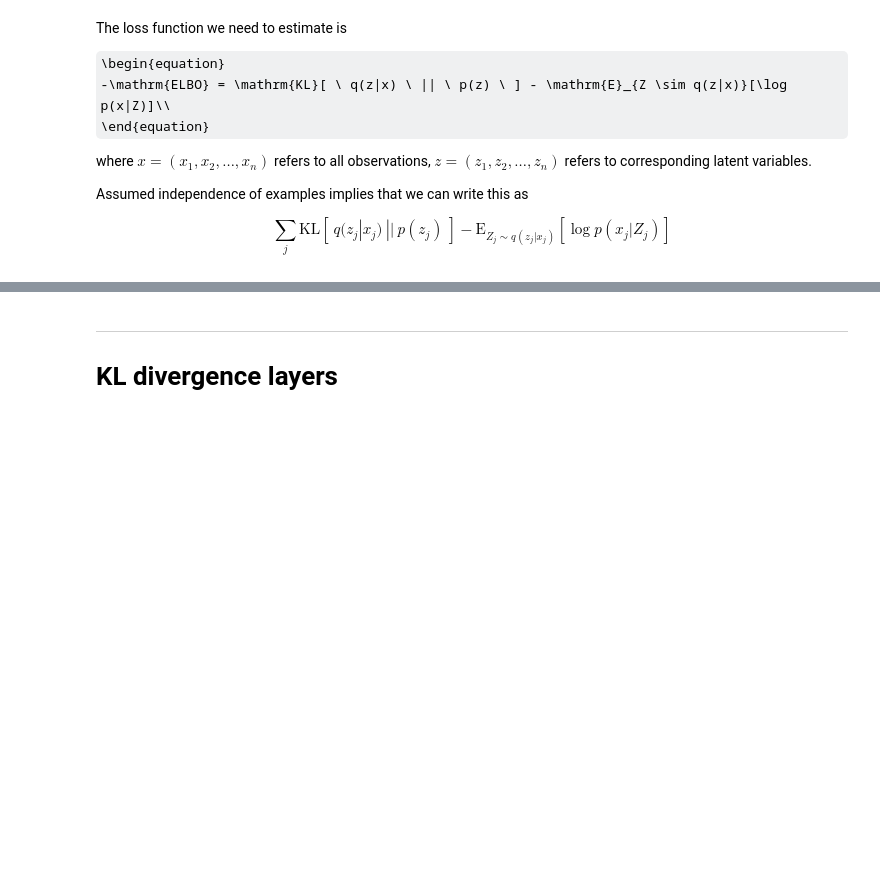
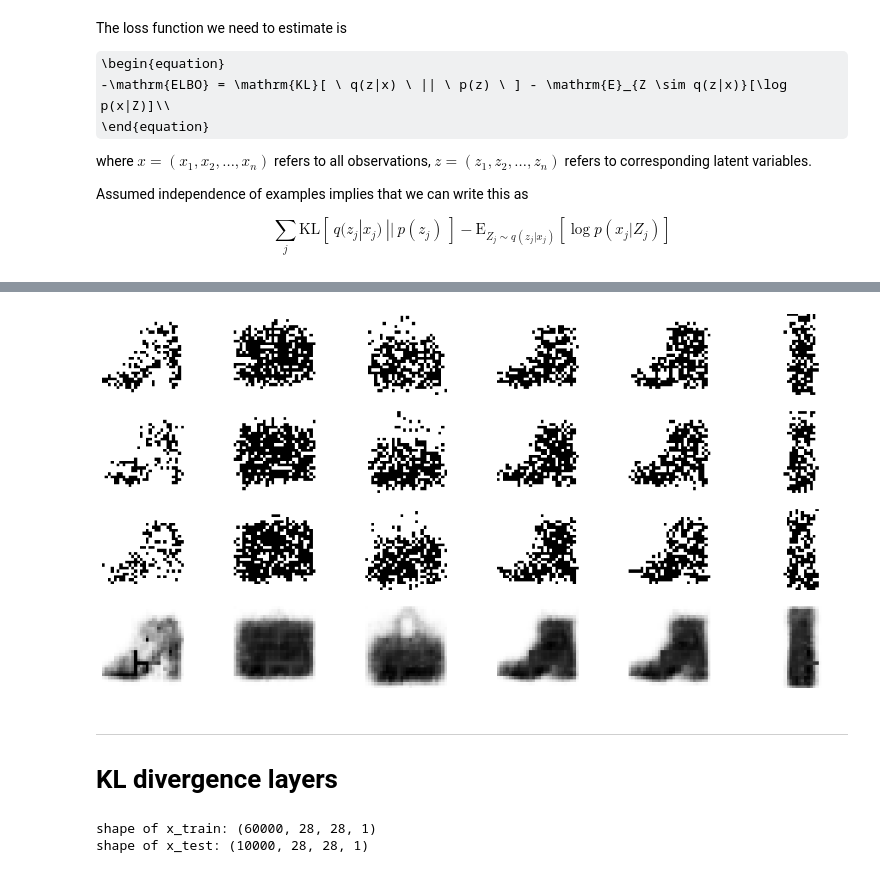
Before and after one commit to zhulingchen/coursera-tf2, a Jupyter notebook: Probabilistic Deep Learning with TensorFlow 2/C3W4-Lab-Read/C3-W4-Lab3-VAE-tutorial.ipynb, the cells around one changed output, grey strips where cells are left out. Cells and saved outputs as stored; diff of their text form; code cells hidden in the pictures; some formulas as TeX source; blank space fills up the shorter version.

```diff
--- a/Probabilistic Deep Learning with TensorFlow 2/C3W4-Lab-Read/C3-W4-Lab3-VAE-tutorial.ipynb
+++ b/Probabilistic Deep Learning with TensorFlow 2/C3W4-Lab-Read/C3-W4-Lab3-VAE-tutorial.ipynb
@@ -314,10 +665,16 @@ for j in range(6):
 # %%
 # Display generated_x
 
-f, axs = plt.subplots(1, 6, figsize=(16, 5))
-for j in range(6):
-    axs[j].imshow(generated_x[j, :, :].numpy().squeeze(), cmap='binary')
-    axs[j].axis('off')
+f, axs = plt.subplots(n_x_samples+1, n_z_samples, figsize=(16, 8))
+for i in range(n_x_samples):
+    for j in range(n_z_samples):
+        axs[i, j].imshow(generated_x[i, j], cmap='binary')
+        axs[i, j].axis('off')
+for j in range(n_z_samples):
+    axs[n_x_samples, j].imshow(generated_x_mean[j], cmap='binary')
+    axs[n_x_samples, j].axis('off')
+# %% [output]
+[figure, added]
 # %%
 # -ELBO estimate using an estimate of the KL divergence
 
@@ -342,10 +697,20 @@ import numpy as np
 (x_train, _), (x_test, _) = tf.keras.datasets.fashion_mnist.load_data()
 x_train = x_train.astype('float32')/256. + 0.5/256
 x_test = x_test.astype('float32')/256. + 0.5/256
+
+x_train = tf.expand_dims(x_train, -1)
+x_test = tf.expand_dims(x_test, -1)
+print('shape of x_train:', x_train.shape)
+print('shape of x_test:', x_test.shape)
+event_shape = x_train.shape[1:]
+
 example_x = x_test[:16]
 
-batch_size = 32
+batch_size = 256
 x_train = tf.data.Dataset.from_tensor_slices((x_train, x_train)).batch(batch_size)
 x_test = tf.data.Dataset.from_tensor_slices((x_test, x_test)).batch(batch_size)
+# %% [output]
+shape of x_train: (60000, 28, 28, 1)
+shape of x_test: (10000, 28, 28, 1)
 # %%
 # Define latent_size and the prior, p(z)
```
Also changed, not shown: parts of 69 cells of this notebook.
